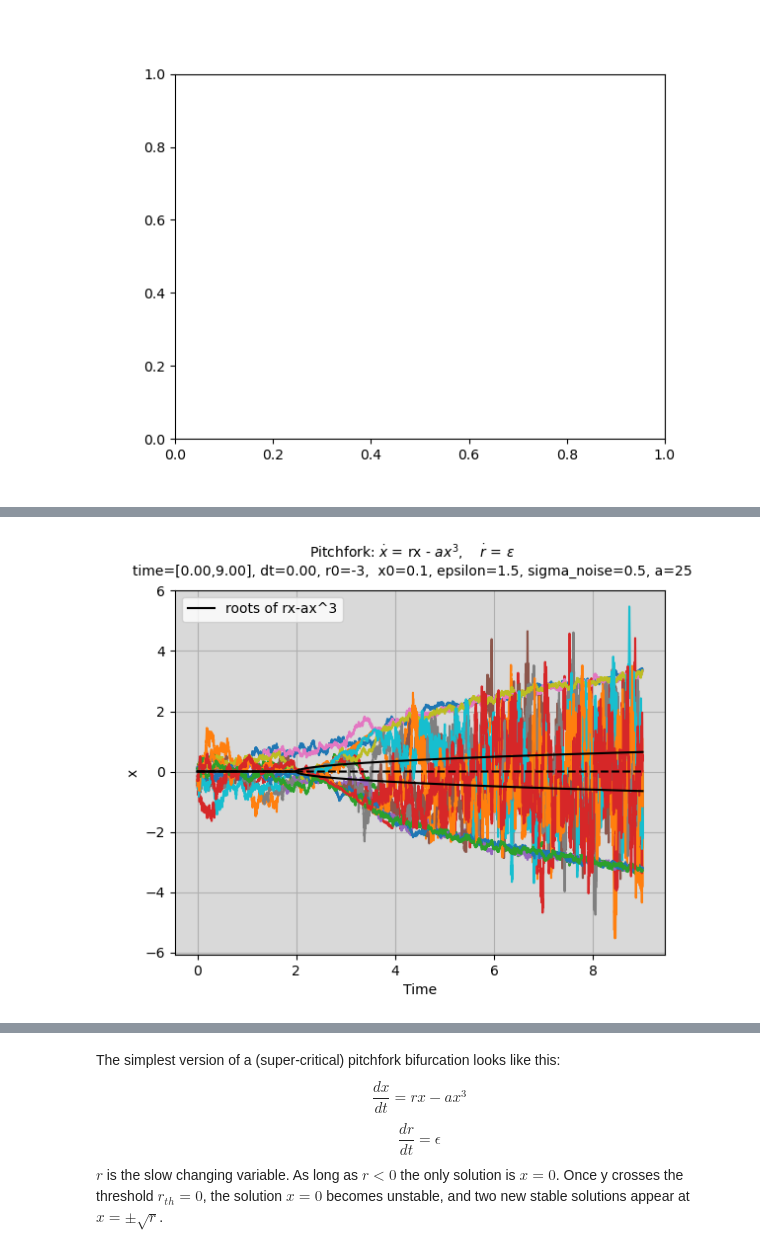
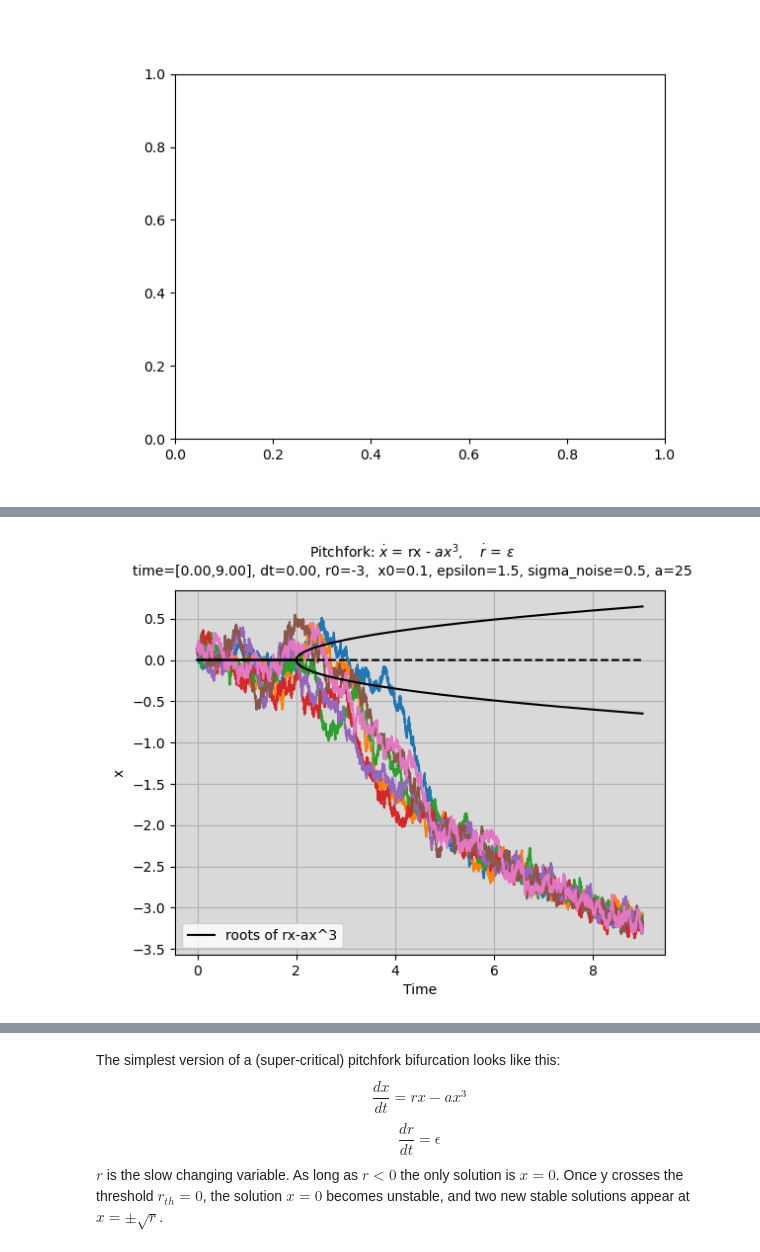
Before and after one commit to barrackHa/differential_equations, a Jupyter notebook: ews_analysis/sd_ews.ipynb, the cells around one changed output, grey strips where cells are left out. Saved outputs shown, nothing was run; the diff lists cells and outputs as text; code cells hidden in the pictures.

```diff
--- a/ews_analysis/sd_ews.ipynb
+++ b/ews_analysis/sd_ews.ipynb
@@ -35,7 +35,7 @@ def plot_bif_sim(fig, axs, time, results, derivatives):
         axs = np.array([axs])
 
     axs[0].plot(time, results[:,0]) # , label='x')
-    axs[0].plot(time, derivatives[:,0]) # , label='x')
+    # axs[0].plot(time, derivatives[:,0]) # , label='x')
     # axs[0].plot(time, results[:,1]) #, label='r')
     axs[0].set_xlabel('Time')
     axs[0].set_ylabel('x')
@@ -70,7 +70,7 @@ def run_bif_sim_and_plot(fig, axs, ode_model, time, r0, x0, epsilon, sigma_noise
     fig.suptitle(ttl, fontsize=10)
     return fig, axs, t_star, results, derivatives
 
-def plot_roots_of_pitchfork(ax, results):
+def plot_roots_of_pitchfork(ax, time, a, results):
     """Roots of rx-ax^3 are 0 and +-sqrt(r/a), Plot them"""
     t_zero = np.where(results[:,1] >= 0)[0][0]
     roots_abs = np.zeros_like(results[:, 1])
@@ -116,7 +116,7 @@ r0 = -1
 x0 = 0.1
 a = 25
 epsilon = 1.5
-sigma = 0 # 0.5
+sigma = 0.5
 
 for i in range(3):
     fig, axs, t_star, results, derivatives = run_bif_sim_and_plot(
@@ -130,21 +132,22 @@ plt.show()
 # %%
 fig1, axs1 = plt.subplots(1,1)
 time = np.arange(0, 9, 0.001)
 r0 = -3
 x0 = 0.1
 a = 25
 epsilon = 1.5
 sigma = 0.5
+ttl = r"Pitchfork: $\dot{x}$ = rx - $ax^3$,    $\dot{r}$ = $\epsilon$" + "\n"
 
 for i in range(7):
     fig1, axs1, t_star, results, derivatives = run_bif_sim_and_plot(
     fig1, axs1, dSdt, time, r0, x0, epsilon, sigma_noise=sigma, a=a, ttl=ttl
 )
 
-plot_roots_of_pitchfork(axs1[0], results)
+plot_roots_of_pitchfork(axs1[0], time, a, results)
 plt.show()
 # %% [output]
-[figure, old version]
+[figure, new version]
 # %%
 fig2, axs2 = plt.subplots(1,1)
 time = np.arange(0, 9, 0.001)
```
Also changed, not shown: parts of 3 cells of this notebook, 2 other files.
